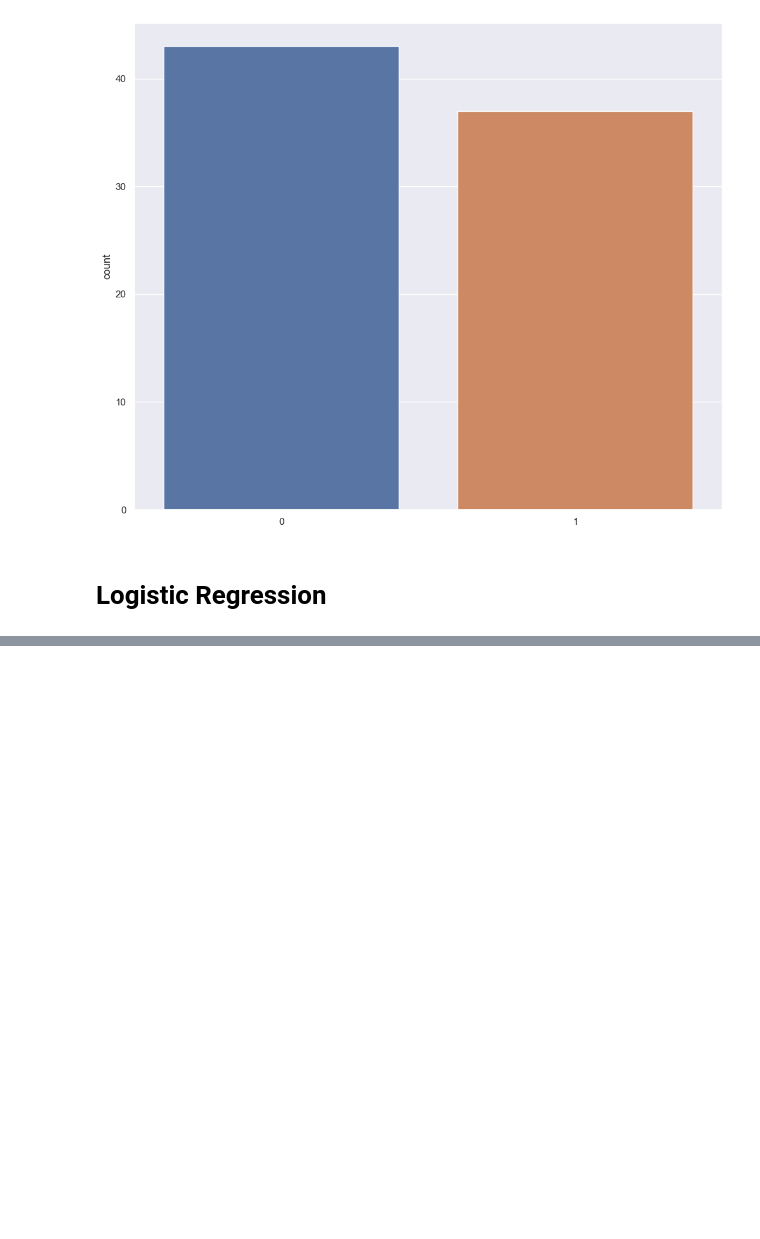
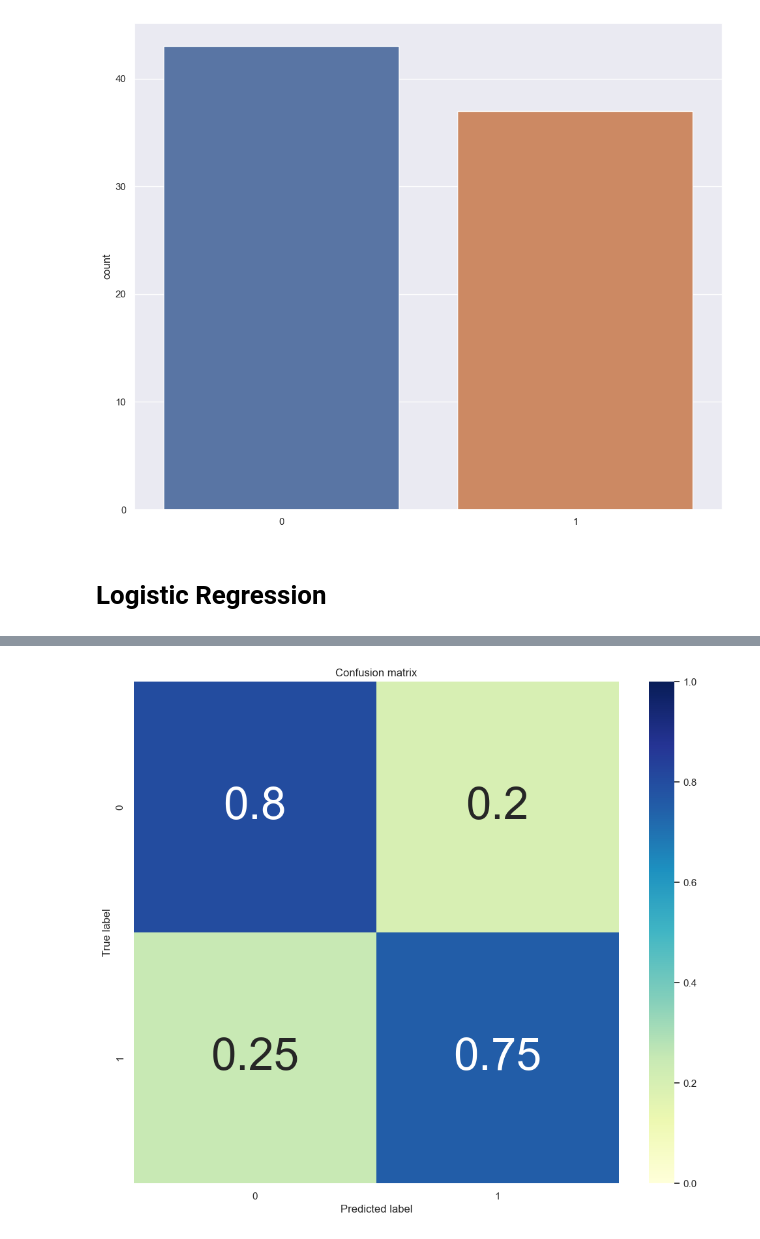
Before and after one commit to deathm1/ds_python_2, a Jupyter notebook: python_machine_learning/Logistic_Regression/logistic_regression_1.ipynb, the cells around one changed output, grey strips where cells are left out. Cells and saved outputs as stored; diff of their text form; code cells hidden in the pictures; blank space fills up the shorter version.

```diff
--- a/python_machine_learning/Logistic_Regression/logistic_regression_1.ipynb
+++ b/python_machine_learning/Logistic_Regression/logistic_regression_1.ipynb
@@ -233,0 +258,20 @@ ax = sns.countplot(x=y_valid)
+# %%
+log_reg = LogisticRegression(random_state=10, solver = 'lbfgs')
+log_reg.fit(X_train, y_train)
+
+# Methods we can use in Logistic
+
+# predict - Predict class labels for samples in X
+log_reg.predict(X_train)
+y_pred = log_reg.predict(X_train)
+
+print(y_pred)
+
+# predict_proba - Probability estimates
+pred_proba = log_reg.predict_proba(X_train)
+print(pred_proba)
+
+
+# coef_ − array, shape(n_features,) or (n_classes, n_features)
+# It is used to estimate the coefficients of the features in the decision function. When the given problem is binary, it is of the shape (1, n_features).
+print(log_reg.coef_)
@@ -233,0 +348,23 @@ ax = sns.countplot(x=y_valid)
+# %%
+def plot_confusion_matrix(cm, classes=None, title='Confusion matrix'):
+    """Plots a confusion matrix."""
+    if classes is not None:
+        sns.heatmap(cm, cmap="YlGnBu", xticklabels=classes, yticklabels=classes, vmin=0., vmax=1., annot=True, annot_kws={'size':50})
+    else:
+        sns.heatmap(cm, vmin=0., vmax=1.)
+    plt.title(title)
+    plt.ylabel('True label')
+    plt.xlabel('Predicted label')
+# %%
+# Visualizing cm
+
+cm = confusion_matrix(y_train, y_pred)
+
+# [[311  76]
+#  [ 83 250]]
+# [[387]
+#  [333]]
+cm_norm = cm / cm.sum(axis=1).reshape(-1,1)
+plot_confusion_matrix(cm_norm, classes = log_reg.classes_, title='Confusion matrix')
+# %% [output]
+[figure, added]
```
Also changed, not shown: parts of 6 cells of this notebook, 2 other files.
